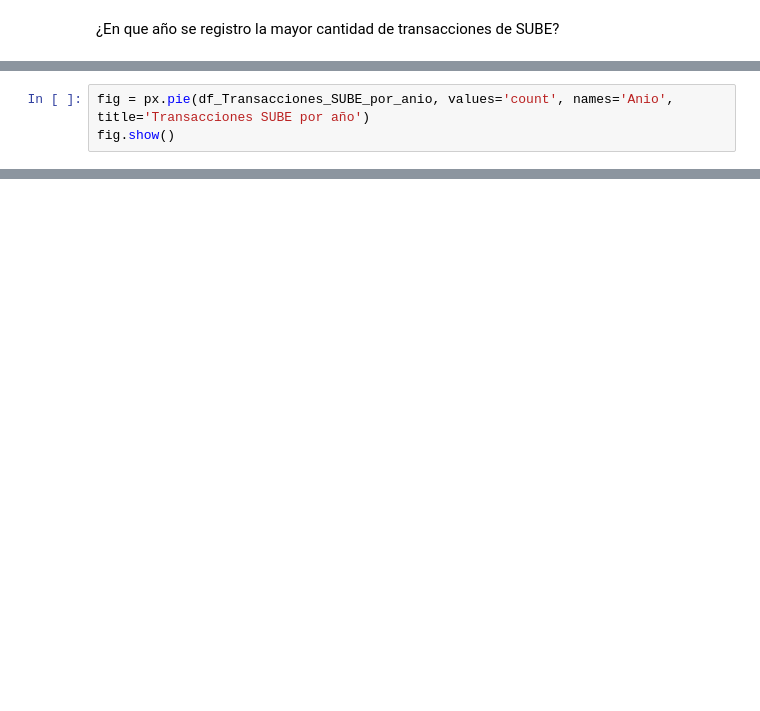
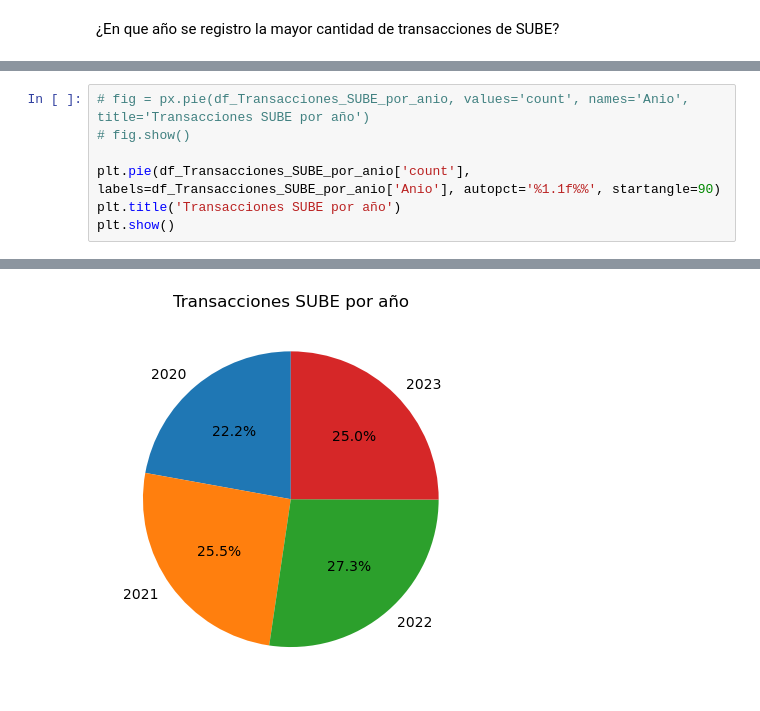
Before and after one commit to matiasfeliu92/Transacciones_Sube, a Jupyter notebook: Transacciones_SUBE_analytics.ipynb, the cells around one changed output, grey strips where cells are left out. Cells and saved outputs as stored; diff of their text form; blank space fills up the shorter version.

```diff
--- a/Transacciones_SUBE_analytics.ipynb
+++ b/Transacciones_SUBE_analytics.ipynb
@@ -127,4 +137,8 @@ df_Transacciones_SUBE_por_anio
 # %%
-fig = px.pie(df_Transacciones_SUBE_por_anio, values='count', names='Anio', title='Transacciones SUBE por año')
-fig.show()
+# fig = px.pie(df_Transacciones_SUBE_por_anio, values='count', names='Anio', title='Transacciones SUBE por año')
+# fig.show()
+
+plt.pie(df_Transacciones_SUBE_por_anio['count'], labels=df_Transacciones_SUBE_por_anio['Anio'], autopct='%1.1f%%', startangle=90)
+plt.title('Transacciones SUBE por año')
+plt.show()
 # %% [output]
@@ -131,0 +145 @@ fig.show()
+[figure, added]
```
Also changed, not shown: parts of 14 cells of this notebook, 5 other files.
